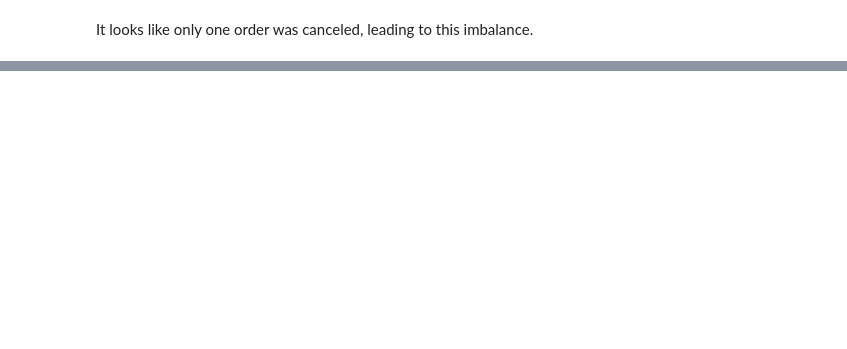
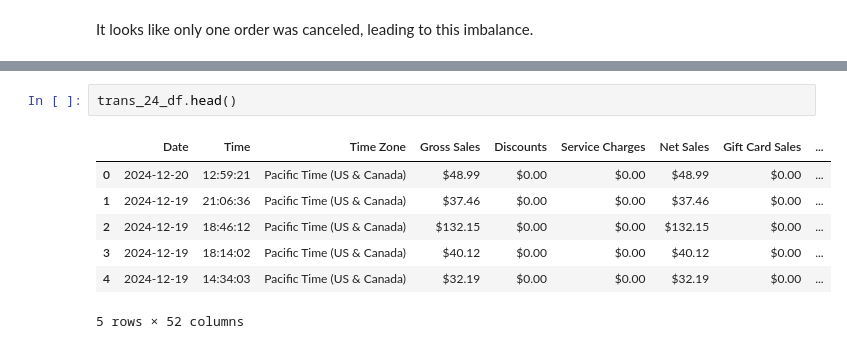
Before and after one commit to ajamkotc/belly_rubb_analysis, a Jupyter notebook: notebooks/1.0-aj-initial-data-exploration.ipynb, the cells around one changed output, grey strips where cells are left out. Drawn from its saved outputs; the diff is of its cells as text; blank space fills up the shorter version.

```diff
--- a/notebooks/1.0-aj-initial-data-exploration.ipynb
+++ b/notebooks/1.0-aj-initial-data-exploration.ipynb
@@ -516,0 +551,10 @@ It looks like only one order was canceled, leading to this imbalance.
+# %%
+trans_24_df.head()
+# %% [output]
+|  | Date | Time | Time Zone | Gross Sales | Discounts | Service Charges | Net Sales | Gift Card Sales | ... |
+| 0 | 2024-12-20 | 12:59:21 | Pacific Time (US & Canada) | $48.99 | $0.00 | $0.00 | $48.99 | $0.00 | ... |
+| 1 | 2024-12-19 | 21:06:36 | Pacific Time (US & Canada) | $37.46 | $0.00 | $0.00 | $37.46 | $0.00 | ... |
+| 2 | 2024-12-19 | 18:46:12 | Pacific Time (US & Canada) | $132.15 | $0.00 | $0.00 | $132.15 | $0.00 | ... |
+| 3 | 2024-12-19 | 18:14:02 | Pacific Time (US & Canada) | $40.12 | $0.00 | $0.00 | $40.12 | $0.00 | ... |
+| 4 | 2024-12-19 | 14:34:03 | Pacific Time (US & Canada) | $32.19 | $0.00 | $0.00 | $32.19 | $0.00 | ... |
+5 rows × 52 columns
```
Also changed, not shown: parts of 9 cells of this notebook, 1 other file.
